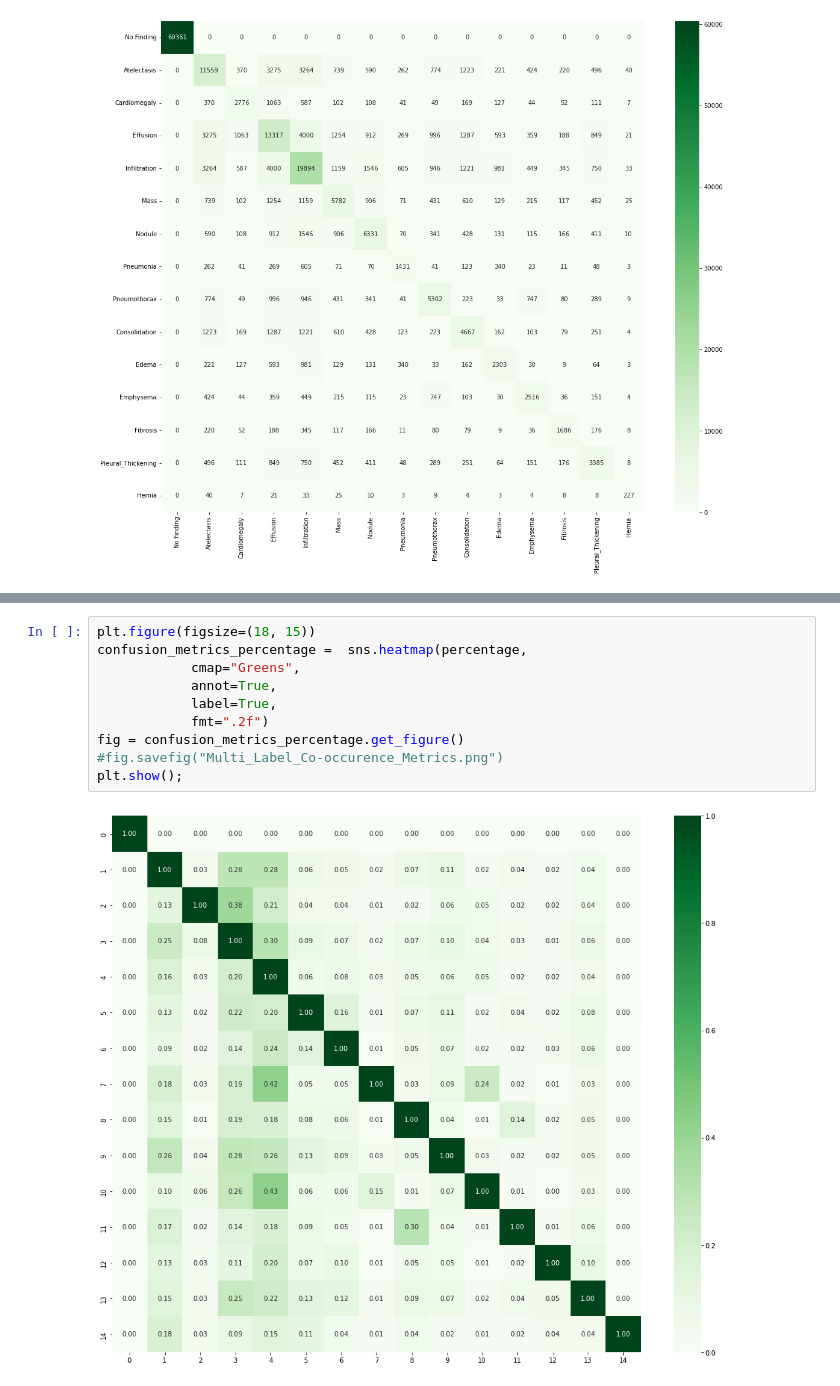
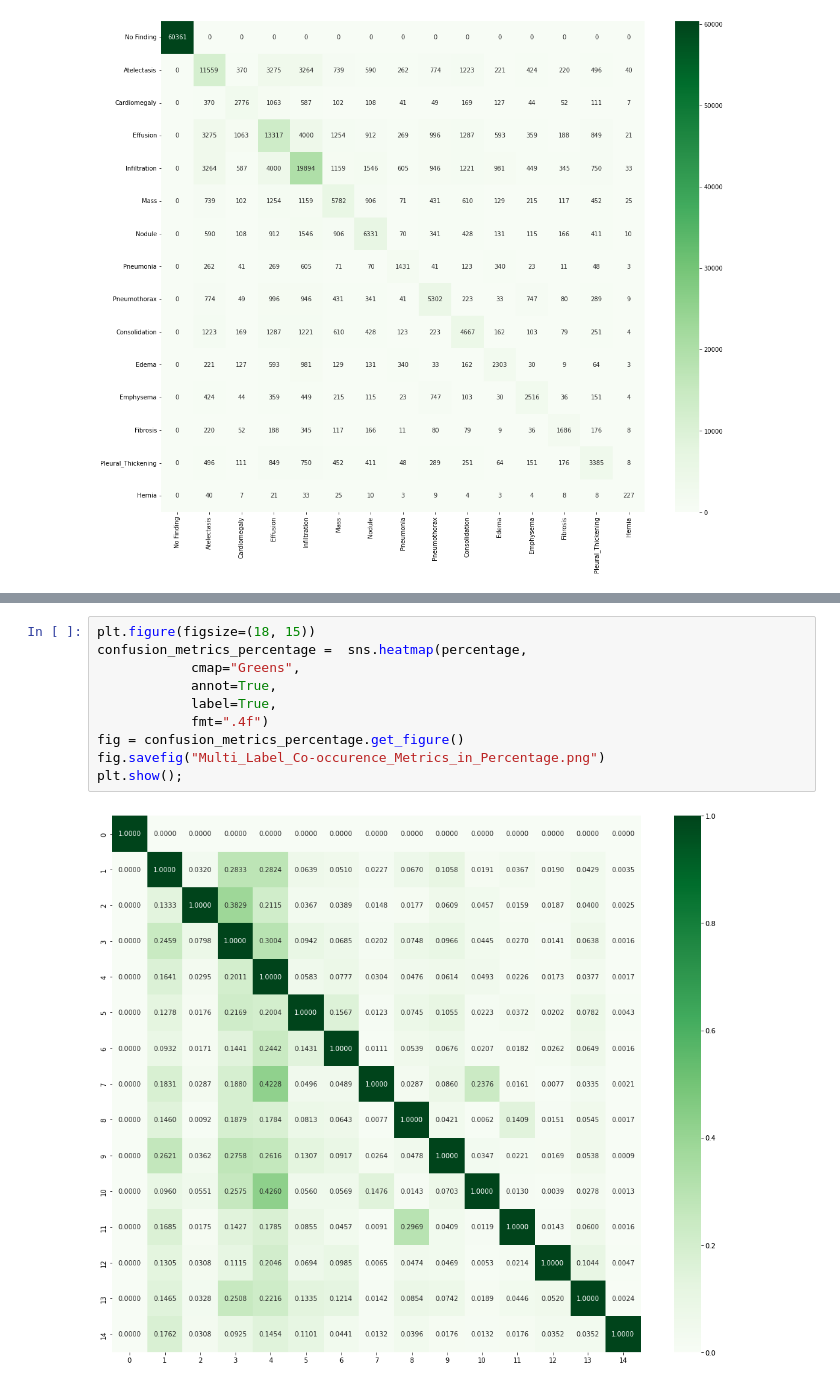
Before and after one commit to chonsawat/ChestXray-14, a Jupyter notebook: EDA.ipynb, the cells around one changed output, grey strips where cells are left out. Drawn from its saved outputs; the diff is of its cells as text.

```diff
--- a/EDA.ipynb
+++ b/EDA.ipynb
@@ -84,12 +65,12 @@ array([[1.00000000e+00, 0.00000000e+00, 0.00000000e+00, 0.00000000e+00,
 # %%
 plt.figure(figsize=(18, 15))
 confusion_metrics_percentage =  sns.heatmap(percentage,
             cmap="Greens",
             annot=True,
             label=True,
-            fmt=".2f")
+            fmt=".4f")
 fig = confusion_metrics_percentage.get_figure()
-#fig.savefig("Multi_Label_Co-occurence_Metrics.png")
+fig.savefig("Multi_Label_Co-occurence_Metrics_in_Percentage.png")
 plt.show();
 # %% [output]
-[figure, old version]
+[figure, new version]
```
Also changed, not shown: parts of 8 cells of this notebook.
